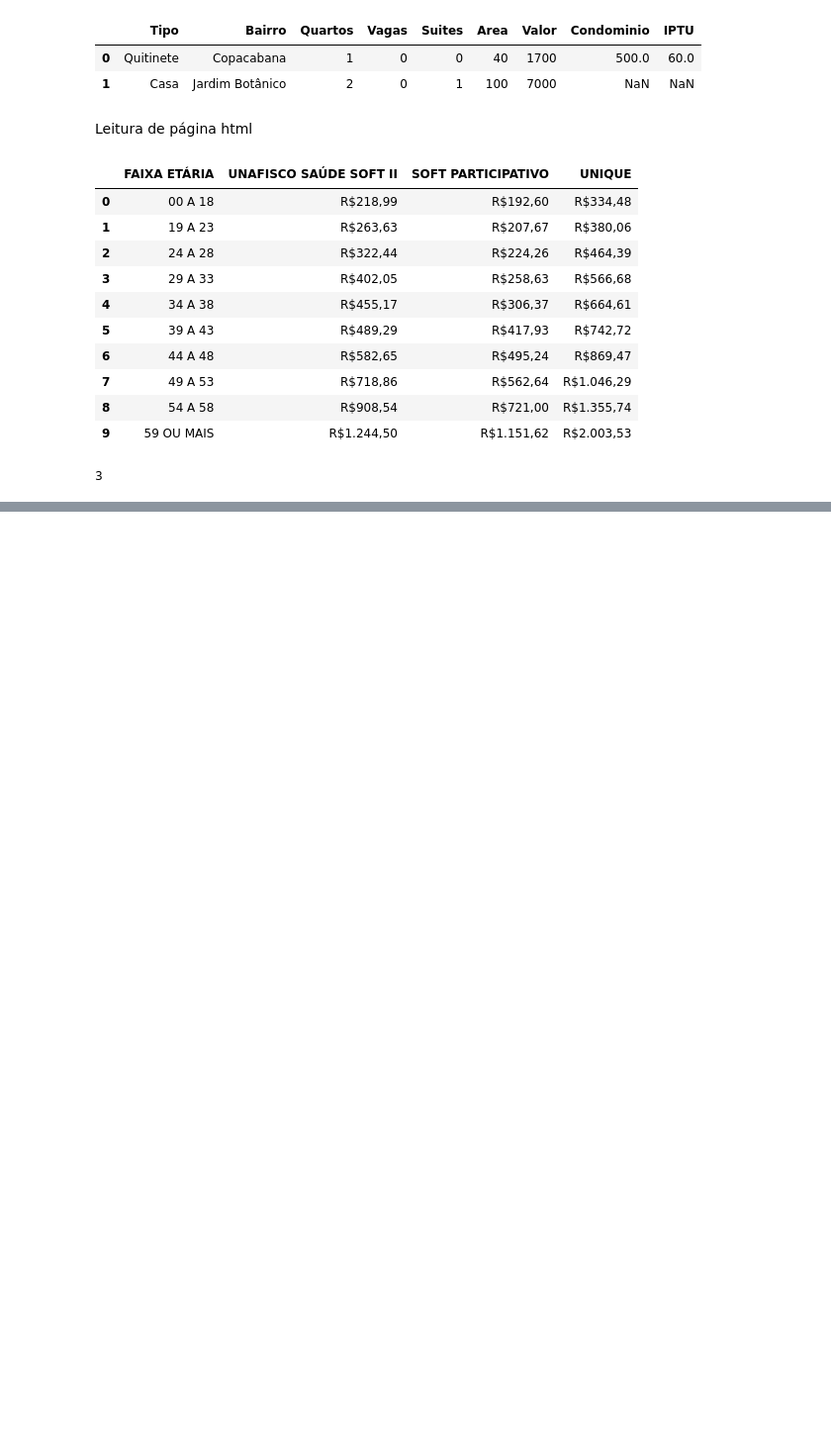
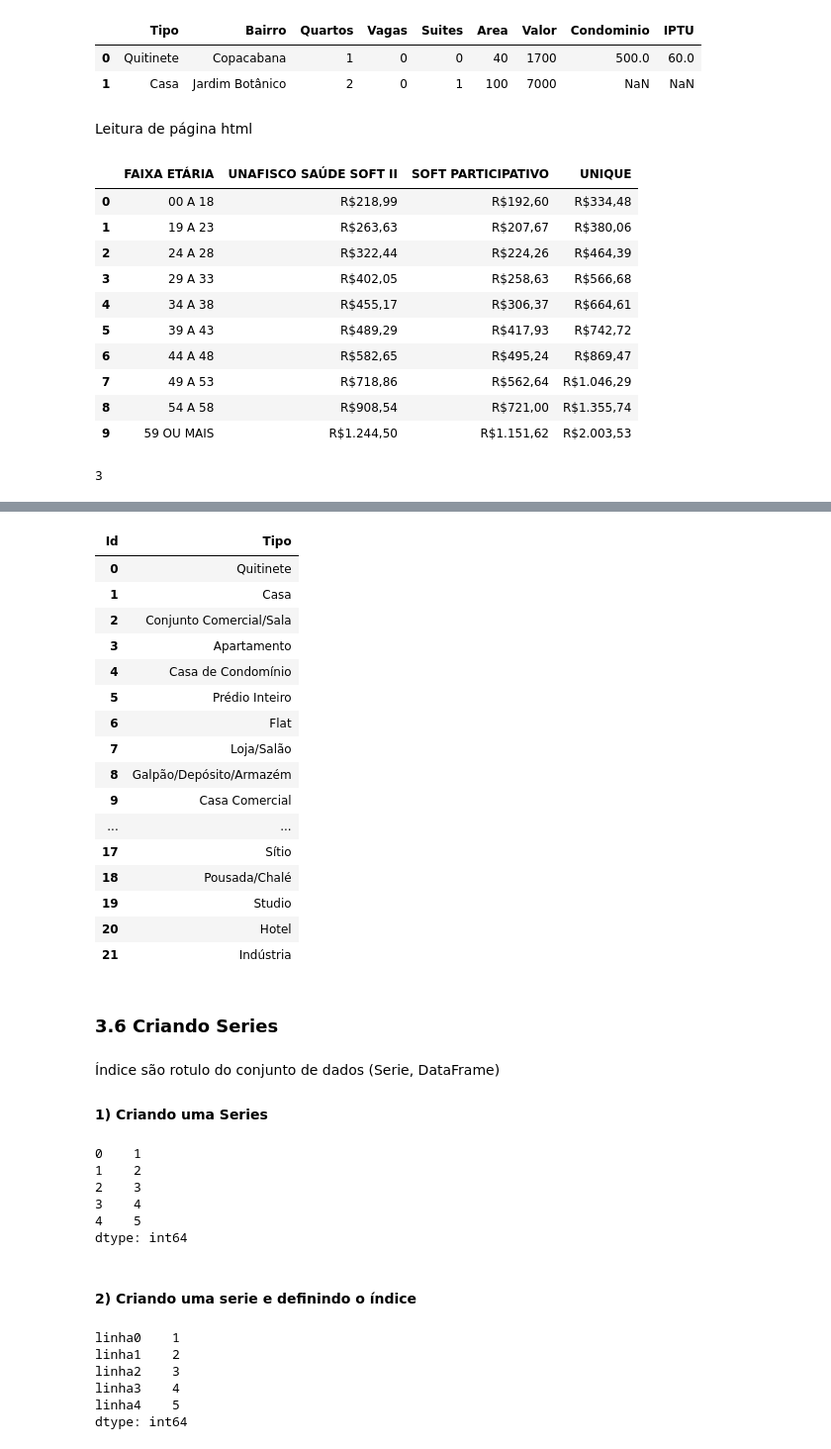
Before and after one commit to 1-aquila-1/data-science, a Jupyter notebook: 01-analise-dados/02-tratando-analisando-dados.ipynb, the cells around one changed output, grey strips where cells are left out. Shown at 99% size. Cells and saved outputs as stored; diff of their text form; code cells hidden in the pictures; blank space fills up the shorter version.

```diff
--- a/01-analise-dados/02-tratando-analisando-dados.ipynb
+++ b/01-analise-dados/02-tratando-analisando-dados.ipynb
@@ -142,0 +217,54 @@ df_html[0].head(10)
+# %%
+tipo_imovel.index = range(tipo_imovel.shape[0])
+# %%
+tipo_imovel.columns.name = 'Id'
+# %%
+tipo_imovel
+# %% [output]
+| Id | Tipo |
+| 0 | Quitinete |
+| 1 | Casa |
+| 2 | Conjunto Comercial/Sala |
+| 3 | Apartamento |
+| 4 | Casa de Condomínio |
+| 5 | Prédio Inteiro |
+| 6 | Flat |
+| 7 | Loja/Salão |
+| 8 | Galpão/Depósito/Armazém |
+| 9 | Casa Comercial |
+| ... | ... |
+| 17 | Sítio |
+| 18 | Pousada/Chalé |
+| 19 | Studio |
+| 20 | Hotel |
+| 21 | Indústria |
+# %% [markdown]
+### 3.6 Criando Series
+# %% [markdown]
+Índice são rotulo do conjunto de dados (Serie, DataFrame)
+
+#### 1) Criando uma Series
+# %%
+data = [1, 2, 3, 4, 5]
+s = pd.Series(data)
+s
+# %% [output]
+0    1
+1    2
+2    3
+3    4
+4    5
+dtype: int64
+# %% [markdown]
+#### 2) Criando uma serie e definindo o índice
+# %%
+index = ['linha' + str(i) for i in range(5)]
+s = pd.Series(data=data, index=index)
+s
+# %% [output]
+linha0    1
+linha1    2
+linha2    3
+linha3    4
+linha4    5
+dtype: int64
```
Also changed, not shown: parts of 50 cells of this notebook.
